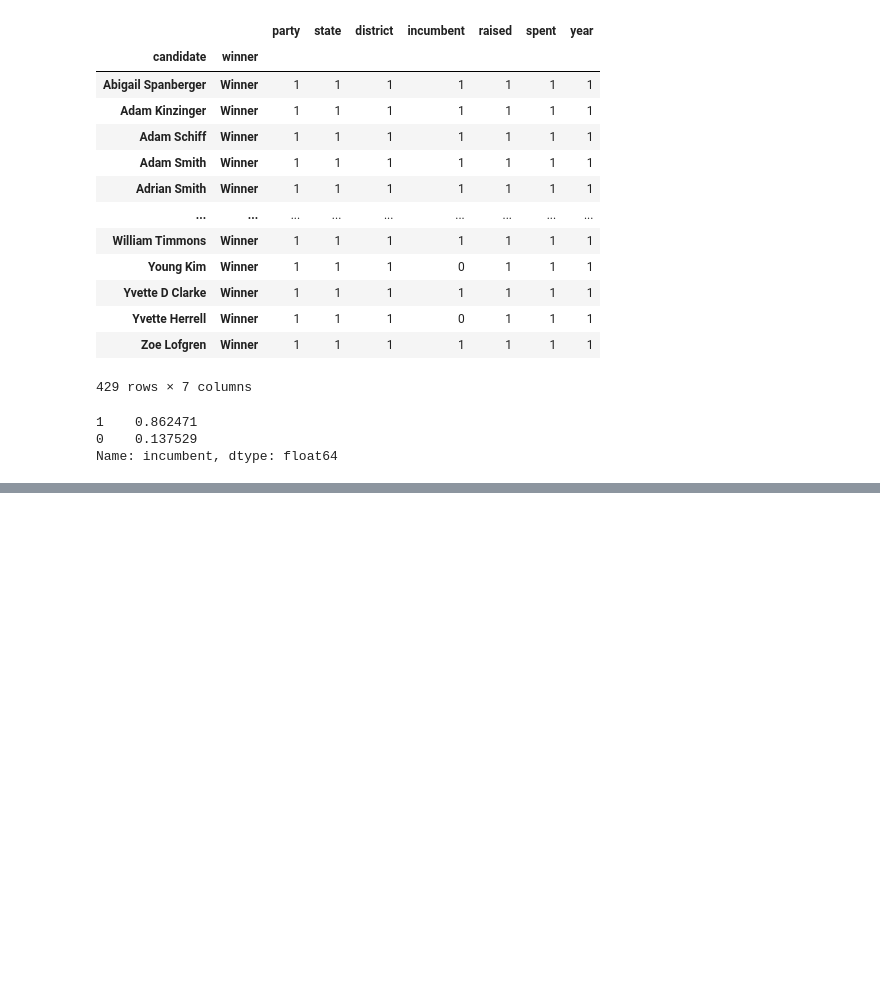
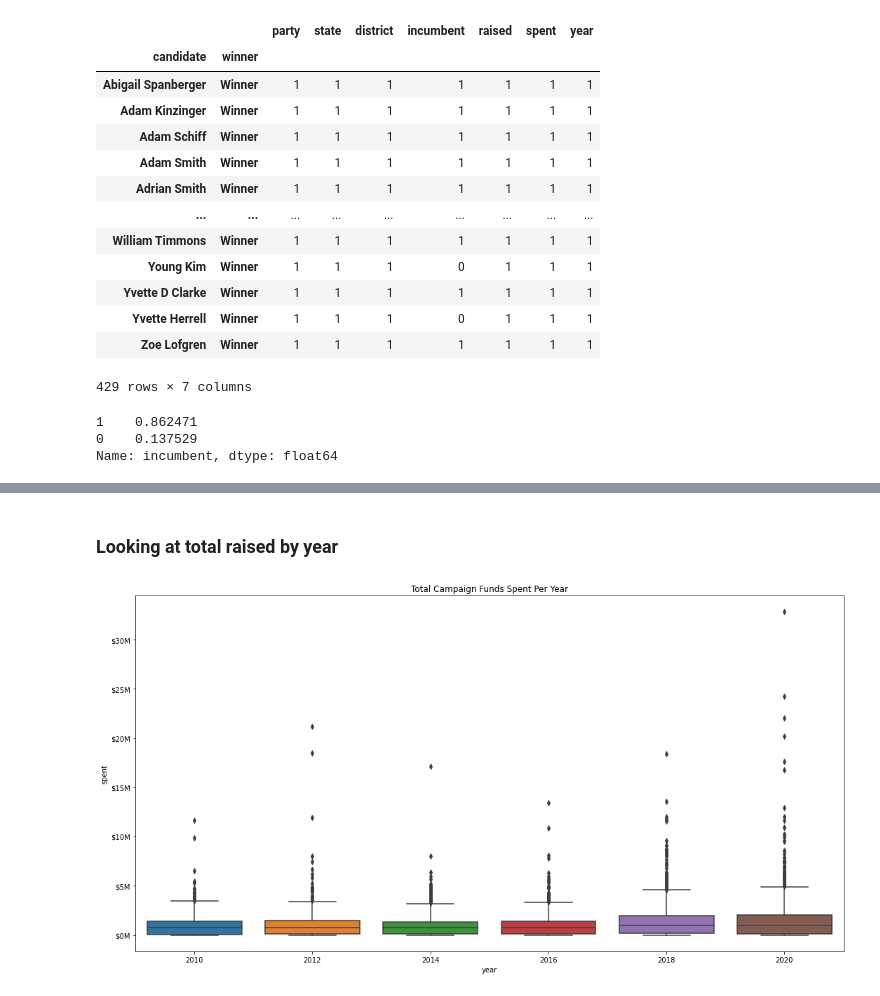
Before and after one commit to nss-data-science-cohort-5/webscraping_open_secrets-orange-oscelots_project-3, a Jupyter notebook: notebooks/chris_mulvey_analysis.ipynb, the cells around one changed output, grey strips where cells are left out. Drawn from its saved outputs; the diff is of its cells as text; code cells hidden in the pictures; blank space fills up the shorter version.

```diff
--- a/notebooks/chris_mulvey_analysis.ipynb
+++ b/notebooks/chris_mulvey_analysis.ipynb
@@ -78,0 +90,17 @@ all_years = all_years.append(pd.read_csv('../data/reps_2020.csv'))
+# %% [markdown]
+### Looking at total raised by year
+# %%
+fig, ax = plt.subplots(1, 1, figsize=(15, 8))
+
+sns.boxplot(data = all_years,
+           x = 'year',
+           y = 'spent')
+
+plt.title('Total Campaign Funds Spent Per Year')
+ax.yaxis.set_major_formatter(mtick.FuncFormatter(lambda x, pos: '${:,.0f}'.format(x/1000000) + 'M'));
+# #plt.ticklabel_format(style='plain')
+# fmt = '${x:,.0f}'
+# tick = mtick.StrMethodFormatter(fmt)
+# ax.yaxis.set_major_formatter(tick);
+# %% [output]
+[figure, added]
```
Also changed, not shown: parts of 24 cells of this notebook, 1 other file.
